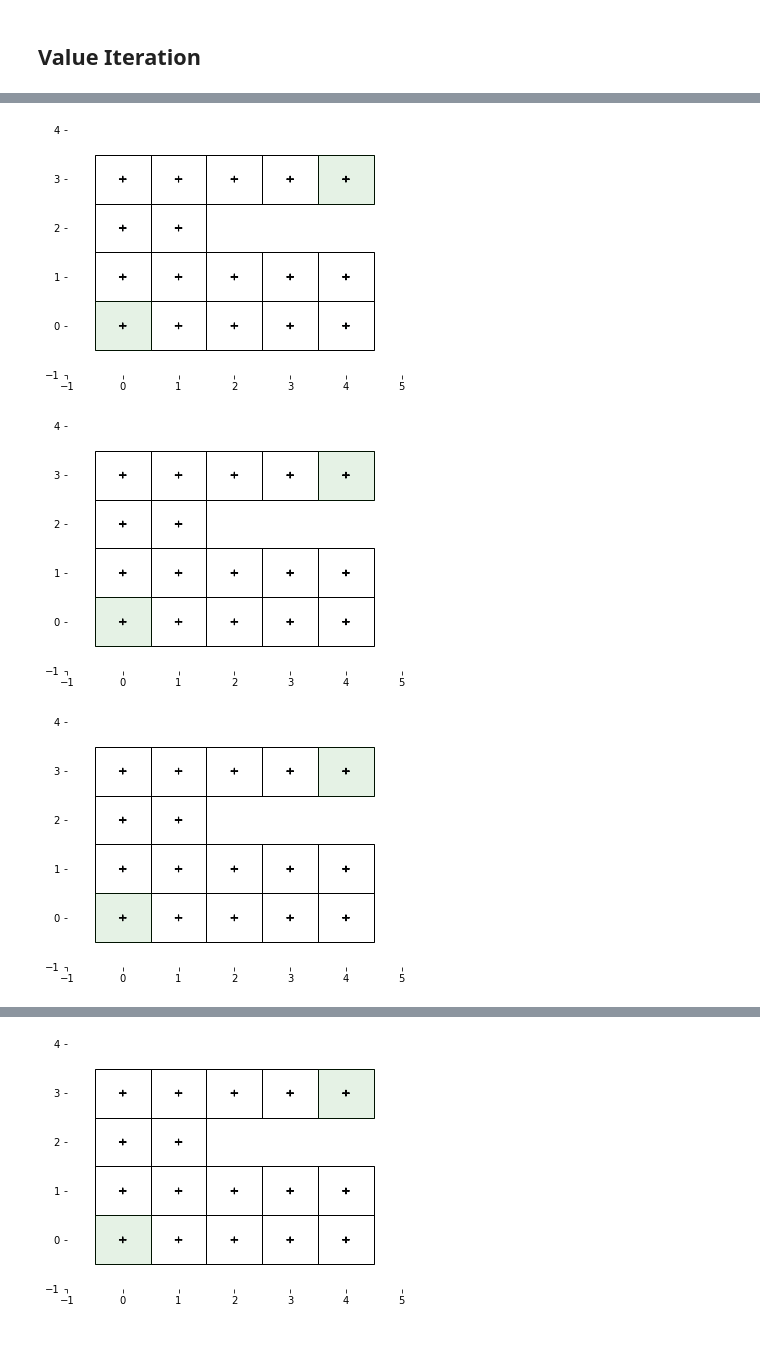
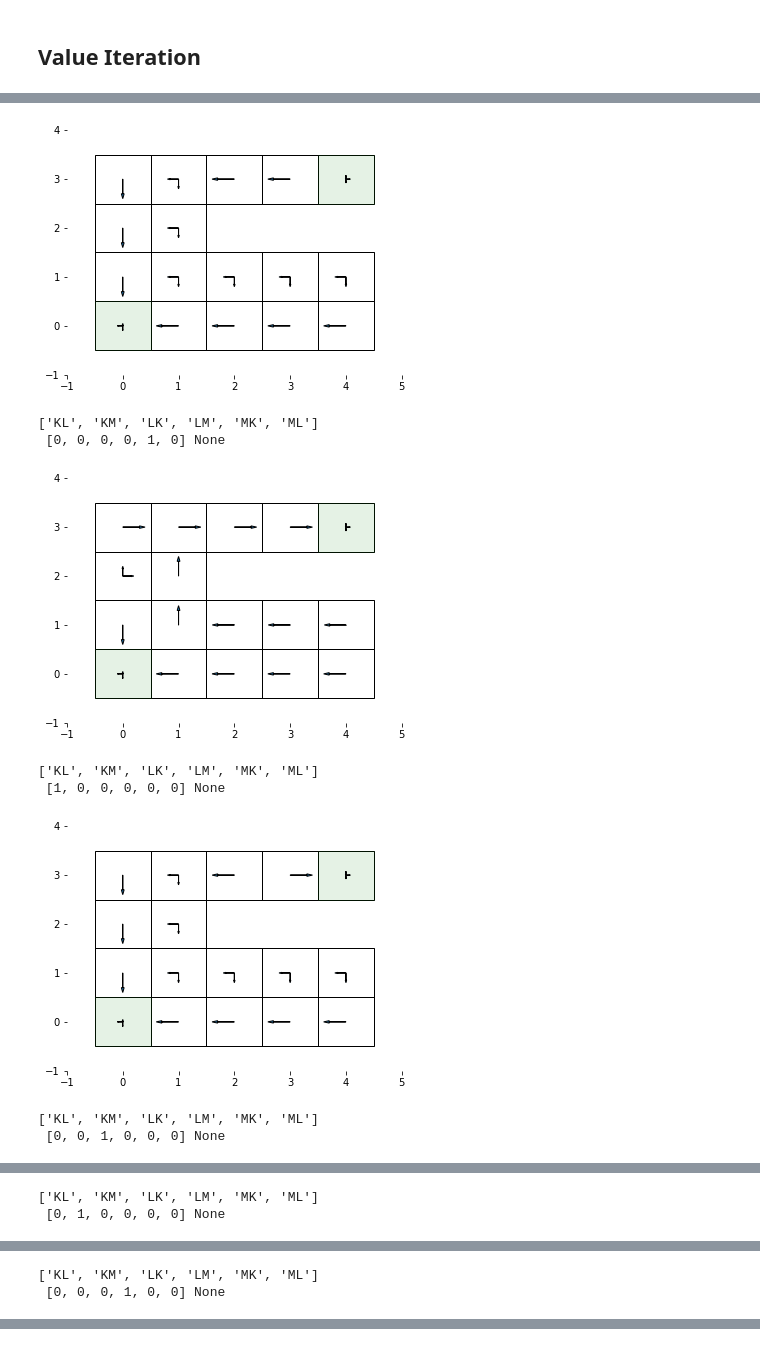
Before and after one commit to stacyste/TheoryOfMindInferenceModels, a Jupyter notebook: Week8-POMDPInference/POMDP-FoodTruck-ToyExample.ipynb, the cells around one changed output, grey strips where cells are left out. Saved outputs shown, nothing was run; the diff lists cells and outputs as text; code cells hidden in the pictures.

Commit message:
Added simplified state space for POMDP food truck scenario. Running but incorrect policies

```diff
--- a/Week8-POMDPInference/POMDP-FoodTruck-ToyExample.ipynb
+++ b/Week8-POMDPInference/POMDP-FoodTruck-ToyExample.ipynb
@@ -128,11 +181,11 @@ print(st, "\n", beliefTransition_EnvC[st][a])
 allWorlds = [''.join(preference) for preference in itertools.permutations("KLM",2)]
 allPreferences = [''.join(preference) for preference in itertools.permutations("KLM",3)]
 # %%
-def constructGoalStateRewards(truck1truck2,  preference, truckLocations = [(0,0), (4,3)], preferenceRewards = [1000, 400, 100]):
+def constructGoalStateRewards(truck1truck2,  preference, truckLocations = [(0,0), (4,3)], preferenceRewards = [100, 75, 50]):
     goalPreferences = {location : preferenceRewards[preference.index(truck)] for location, truck in zip(truckLocations, truck1truck2)}
     return(goalPreferences)
 # %%
-getRewardC = SetupStateActionRewardWithUserSpecifiedCosts(beliefTransition_EnvC, allActions, [goalTruck1,goalTruck2])
+getRewardC = SetupStateActionRewardWithUserSpecifiedCosts(positionTransition, allActions, [goalTruck1,goalTruck2])
 rewards_EnvC_PrefMLK = [getRewardC(constructGoalStateRewards(world, 'MLK')) for world in allWorlds]
 # %%
 getRewardBeliefs = SetupRewardBeliefTable(stateSetC, beliefSet, allActions)
@@ -161,0 +215,5 @@ state: ((0, 0), (0, 0, 0, 0, 1, 0))
+# %%
+worldIndex = 0
+state = (4,3)
+action= (1,0)
+print("world: ", allWorlds[worldIndex], "\n state: ", state, "\n", "reward:", rewards_EnvC_PrefMLK[worldIndex][state][action])
@@ -164,7 +226,7 @@ state: ((0, 0), (0, 0, 0, 0, 1, 0))
 # %%
 valueTable = {state:0 for state in beliefTransition_EnvC.keys()}
 
-getPolicy_EnvC_MLK = BoltzmannValueIteration(beliefTransition_EnvC, beliefReward_EnvC_MLK, valueTable, 10e-7, .9, .8)
+getPolicy_EnvC_MLK = BoltzmannValueIteration(beliefTransition_EnvC, beliefReward_EnvC_MLK, valueTable, 10e-7, .88, .8)
 optimalValuesA, policy_EnvC_MLK = getPolicy_EnvC_MLK()
 # %%
 policy_EnvC_MLK
@@ -193,6 +256,12 @@ visualizePolicyOfBeliefByState(stateSetC, policy_EnvC_MLK, (1,0,0,0,0,0), goalSt
 # %%
-[visualizePolicyOfBeliefByState(stateSetC, policy_EnvC_MLK, b, goalStates = [goalTruck1, goalTruck2]) for b in beliefSet]
+[print(allWorlds,"\n",list(b), visualizePolicyOfBeliefByState(stateSetC, policy_EnvC_MLK, b, goalStates = [goalTruck1, goalTruck2])) for b in beliefSet]
 # %% [output]
-[figure, old version]
+[figure, new version]
+['KL', 'KM', 'LK', 'LM', 'MK', 'ML']
+ [0, 0, 0, 0, 1, 0] None
-[figure, old version]
+[figure, new version]
+['KL', 'KM', 'LK', 'LM', 'MK', 'ML']
+ [1, 0, 0, 0, 0, 0] None
-[figure, old version]
+[figure, new version]
+['KL', 'KM', 'LK', 'LM', 'MK', 'ML']
+ [0, 0, 1, 0, 0, 0] None
@@ -199,0 +269,2 @@ visualizePolicyOfBeliefByState(stateSetC, policy_EnvC_MLK, (1,0,0,0,0,0), goalSt
+['KL', 'KM', 'LK', 'LM', 'MK', 'ML']
+ [0, 1, 0, 0, 0, 0] None
@@ -200,0 +272,2 @@ visualizePolicyOfBeliefByState(stateSetC, policy_EnvC_MLK, (1,0,0,0,0,0), goalSt
+['KL', 'KM', 'LK', 'LM', 'MK', 'ML']
+ [0, 0, 0, 1, 0, 0] None
@@ -202 +274,0 @@ visualizePolicyOfBeliefByState(stateSetC, policy_EnvC_MLK, (1,0,0,0,0,0), goalSt
-[figure, removed]
```
Also changed, not shown: parts of 20 cells of this notebook, 2 other files.
